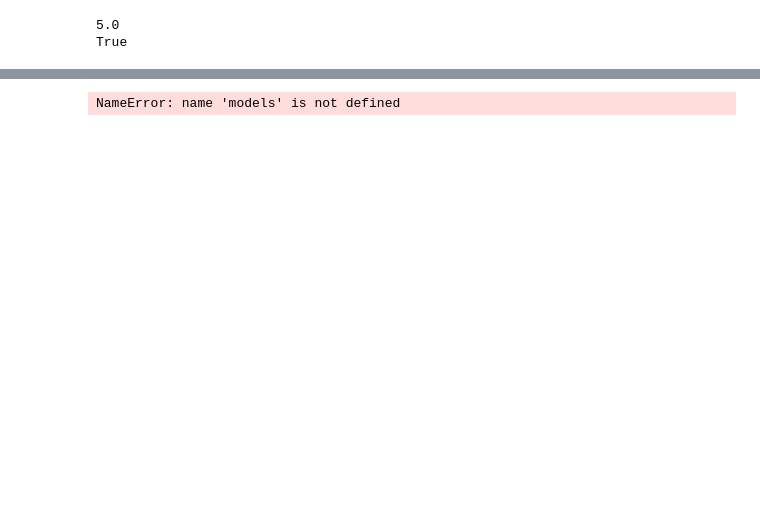
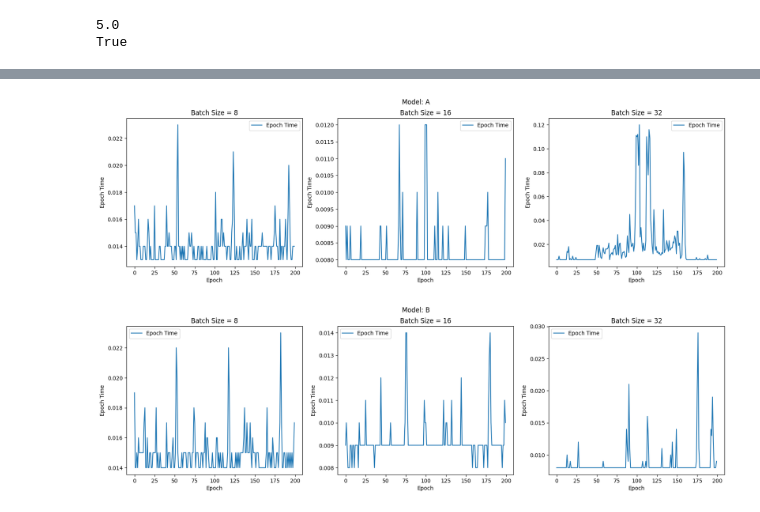
Before and after one commit to SetroZ/IA_ANN, a Jupyter notebook: code.ipynb, the cells around one changed output, grey strips where cells are left out. Cells and saved outputs as stored; diff of their text form; code cells hidden in the pictures; blank space fills up the shorter version.

```diff
--- a/code.ipynb
+++ b/code.ipynb
@@ -752,28 +769,29 @@ for model in models:
 # %%
 # =========================
 # Batch size plots
 # =========================
 
 for model in models:
     fig, axs = plt.subplots(1, len(hyperArgs.batch_size), figsize=(20, 5))
     fig.suptitle(f"Model: {model.name}")
 
     for idx,batch  in enumerate(hyperArgs.batch_size):
         # Create fresh args & model for each run
-        nn = NeuralNetwork(hyperArgs)
+        nn = NeuralNetwork(NeuralNetworkArgs(model.name))
         nn.batch_size = batch
         nn.name= model.name
         nn.epochs=200
 
         train_losses, val_losses,epoch_times = nn.train(trainData, valData, useBest=False, silent=True)
 
         axs[idx].plot(epoch_times, label="Epoch Time")
         axs[idx].set_title(f"Batch Size = {nn.batch_size}")
         axs[idx].set_xlabel("Epoch")
         axs[idx].set_ylabel("Epoch Time")
         axs[idx].legend()
 
 
     plt.show()
 # %% [output]
-NameError: name 'models' is not defined
+[figure, added]
+[figure, added]
```
Also changed, not shown: parts of 9 cells of this notebook.
